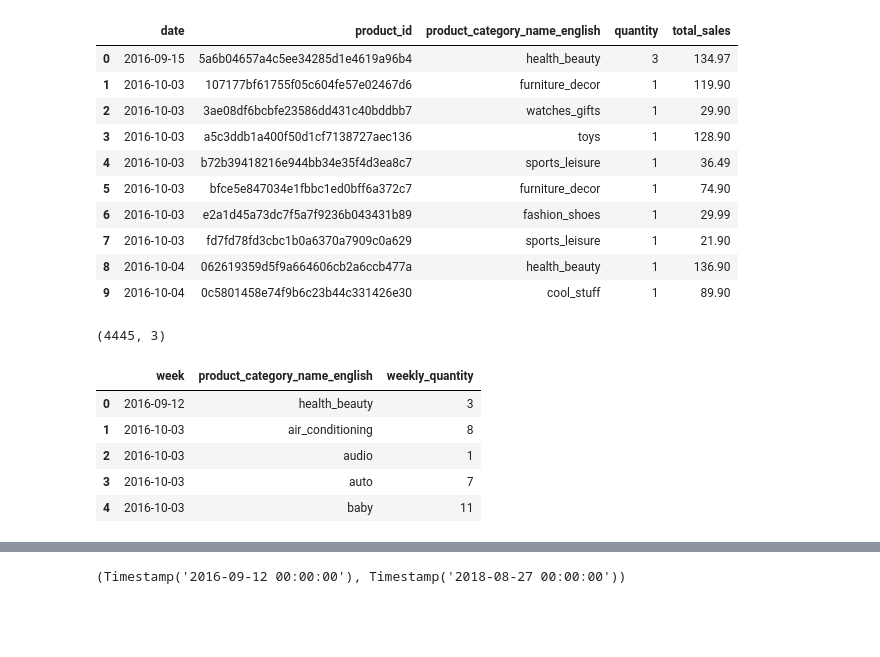
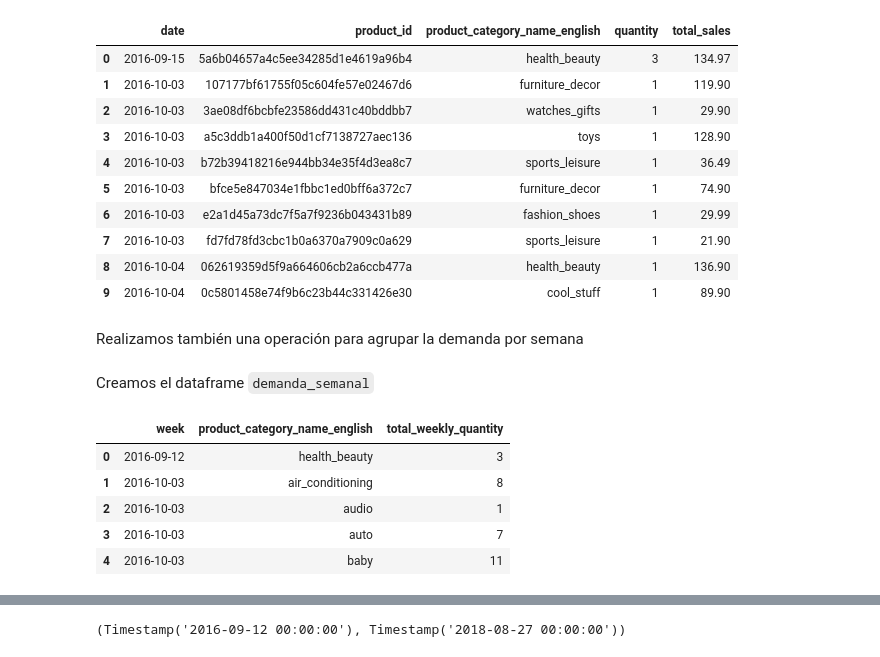
Before and after one commit to roguef07/TFM_Equipo_15, a Jupyter notebook: scrapping/EDA.ipynb, the cells around one changed output, grey strips where cells are left out. Drawn from its saved outputs; the diff is of its cells as text; code cells hidden in the pictures; blank space fills up the shorter version.

```diff
--- a/scrapping/EDA.ipynb
+++ b/scrapping/EDA.ipynb
@@ -214 +226,3 @@ demanda_diaria["date"] = pd.to_datetime(demanda_diaria["date"])
+# %% [markdown]
+Realizamos también una operación para agrupar la demanda por semana
 # %%
@@ -215,2 +230,4 @@ demanda_diaria["date"] = pd.to_datetime(demanda_diaria["date"])
 demanda_diaria["week"] = demanda_diaria["date"].dt.to_period("W").apply(lambda r: r.start_time)
+# %% [markdown]
+Creamos el dataframe `demanda_semanal`
 # %%
@@ -228,20 +247,16 @@ demanda_semanal = (
 # %%
 demanda_sem_cat = (
     demanda_semanal
     .groupby(['week', 'product_category_name_english'])
     .agg(total_weekly_quantity=('weekly_quantity', 'sum'))
     .reset_index()
 )
+
+demanda_sem_cat.head(5)
+# %% [output]
+|  | week | product_category_name_english | total_weekly_quantity |
+| 0 | 2016-09-12 | health_beauty | 3 |
+| 1 | 2016-10-03 | air_conditioning | 8 |
+| 2 | 2016-10-03 | audio | 1 |
+| 3 | 2016-10-03 | auto | 7 |
+| 4 | 2016-10-03 | baby | 11 |
-# %%
-demanda_sem_cat.shape
-# %% [output]
-(4445, 3)
-# %%
-demanda_semanal.head()
-# %% [output]
-|  | week | product_category_name_english | weekly_quantity |
-| 0 | 2016-09-12 | health_beauty | 3 |
-| 1 | 2016-10-03 | air_conditioning | 8 |
-| 2 | 2016-10-03 | audio | 1 |
-| 3 | 2016-10-03 | auto | 7 |
-| 4 | 2016-10-03 | baby | 11 |
```
Also changed, not shown: parts of 61 cells of this notebook.
